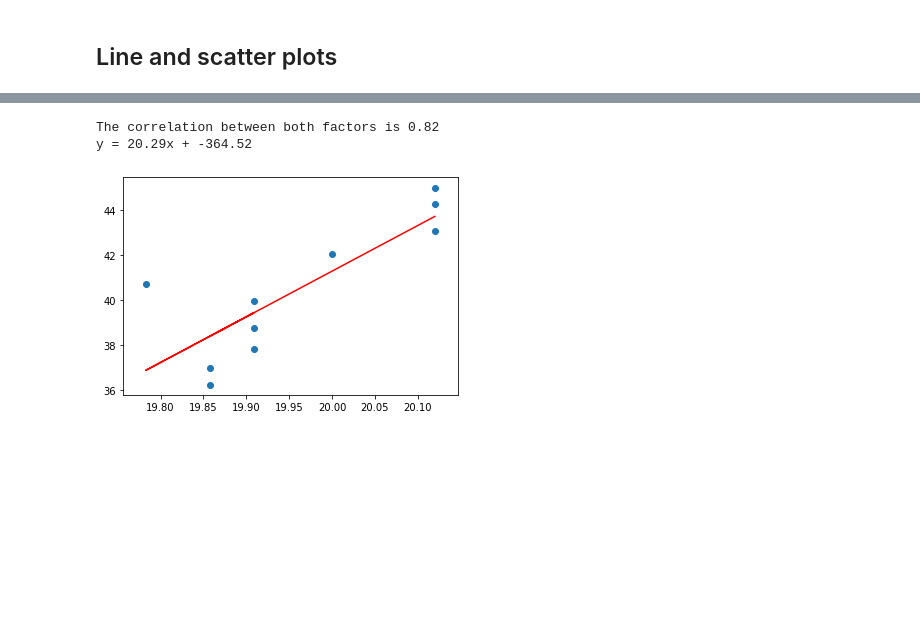
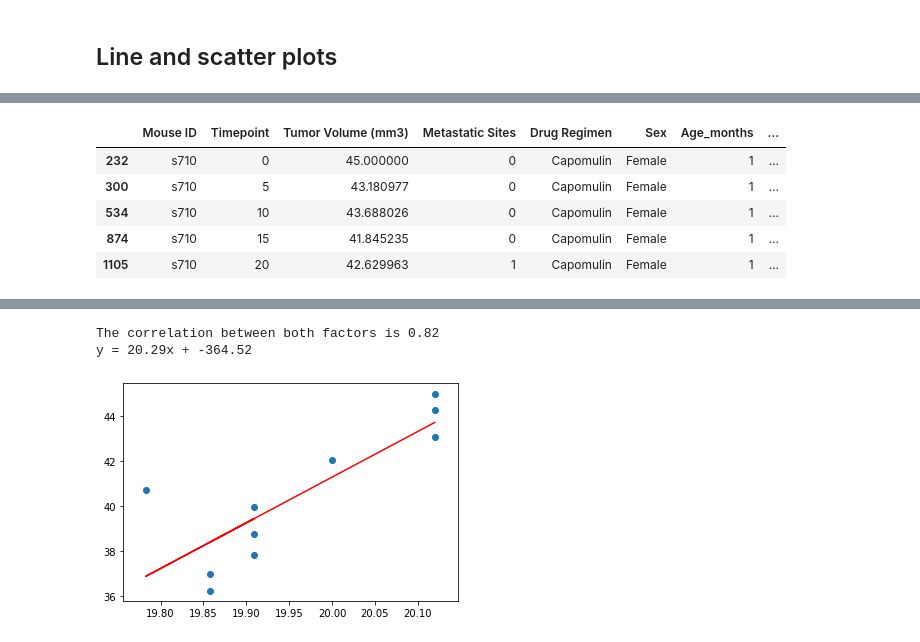
Before and after one commit to projekt888/Pymaceuticals, a Jupyter notebook: pymaceuticals_starter.ipynb, the cells around one changed output, grey strips where cells are left out. Drawn from its saved outputs; the diff is of its cells as text; code cells hidden in the pictures; blank space fills up the shorter version.

```diff
--- a/pymaceuticals_starter.ipynb
+++ b/pymaceuticals_starter.ipynb
@@ -179,3 +203,12 @@ plt.show()
+# %%
+mouse.head()
+# %% [output]
+|  | Mouse ID | Timepoint | Tumor Volume (mm3) | Metastatic Sites | Drug Regimen | Sex | Age_months | ... |
+| 232 | s710 | 0 | 45.000000 | 0 | Capomulin | Female | 1 | ... |
+| 300 | s710 | 5 | 43.180977 | 0 | Capomulin | Female | 1 | ... |
+| 534 | s710 | 10 | 43.688026 | 0 | Capomulin | Female | 1 | ... |
+| 874 | s710 | 15 | 41.845235 | 0 | Capomulin | Female | 1 | ... |
+| 1105 | s710 | 20 | 42.629963 | 1 | Capomulin | Female | 1 | ... |
 # %%
 # Generate a line plot of time point versus tumor volume for a mouse treated with Capomulin
 mca_db = mc_db.copy()
```
Also changed, not shown: parts of 6 cells of this notebook.
